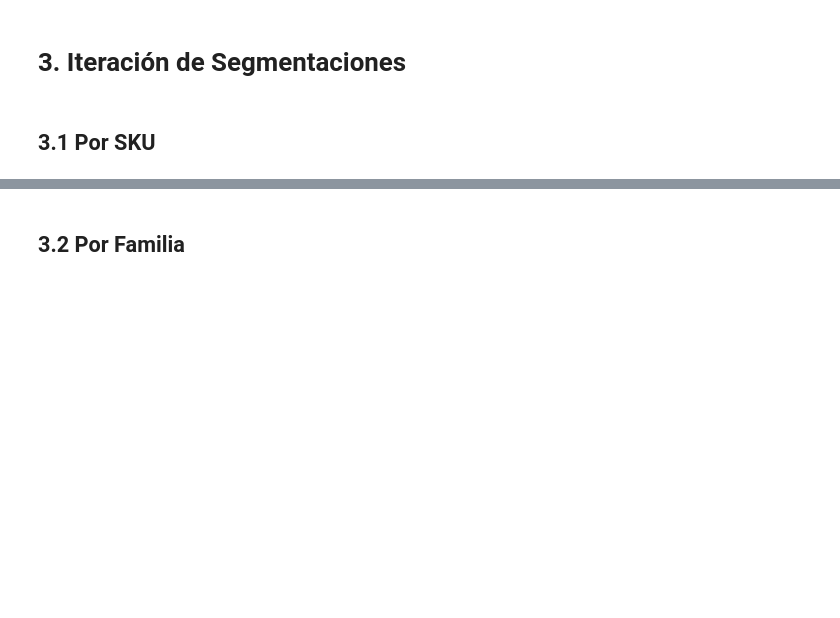
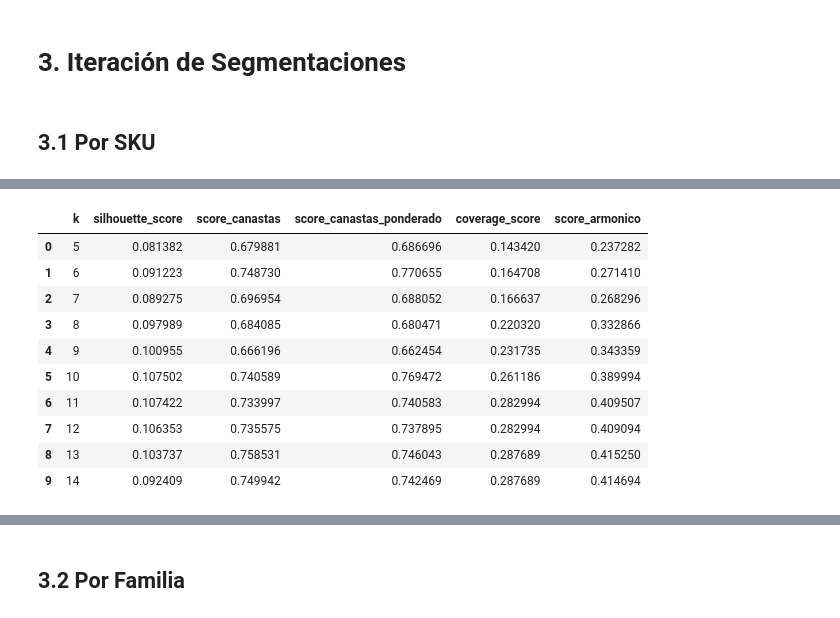
Before and after one commit to vmigonesumma/ci0103, a Jupyter notebook: segmentacion_clientes_por_canasta_vs02.ipynb, the cells around one changed output, grey strips where cells are left out. Cells and saved outputs as stored; diff of their text form; code cells hidden in the pictures; blank space fills up the shorter version.

```diff
--- a/segmentacion_clientes_por_canasta_vs02.ipynb
+++ b/segmentacion_clientes_por_canasta_vs02.ipynb
@@ -539,3 +741,17 @@ resultados_segmentacion = evaluar_segmentaciones(
+# %%
+resultados_segmentacion
+# %% [output]
+|  | k | silhouette_score | score_canastas | score_canastas_ponderado | coverage_score | score_armonico |
+| 0 | 5 | 0.081382 | 0.679881 | 0.686696 | 0.143420 | 0.237282 |
+| 1 | 6 | 0.091223 | 0.748730 | 0.770655 | 0.164708 | 0.271410 |
+| 2 | 7 | 0.089275 | 0.696954 | 0.688052 | 0.166637 | 0.268296 |
+| 3 | 8 | 0.097989 | 0.684085 | 0.680471 | 0.220320 | 0.332866 |
+| 4 | 9 | 0.100955 | 0.666196 | 0.662454 | 0.231735 | 0.343359 |
+| 5 | 10 | 0.107502 | 0.740589 | 0.769472 | 0.261186 | 0.389994 |
+| 6 | 11 | 0.107422 | 0.733997 | 0.740583 | 0.282994 | 0.409507 |
+| 7 | 12 | 0.106353 | 0.735575 | 0.737895 | 0.282994 | 0.409094 |
+| 8 | 13 | 0.103737 | 0.758531 | 0.746043 | 0.287689 | 0.415250 |
+| 9 | 14 | 0.092409 | 0.749942 | 0.742469 | 0.287689 | 0.414694 |
 # %%
 graficar_resultado(resultados_segmentacion)
 # %% [output]
```
Also changed, not shown: parts of 36 cells of this notebook, 31 other files.
